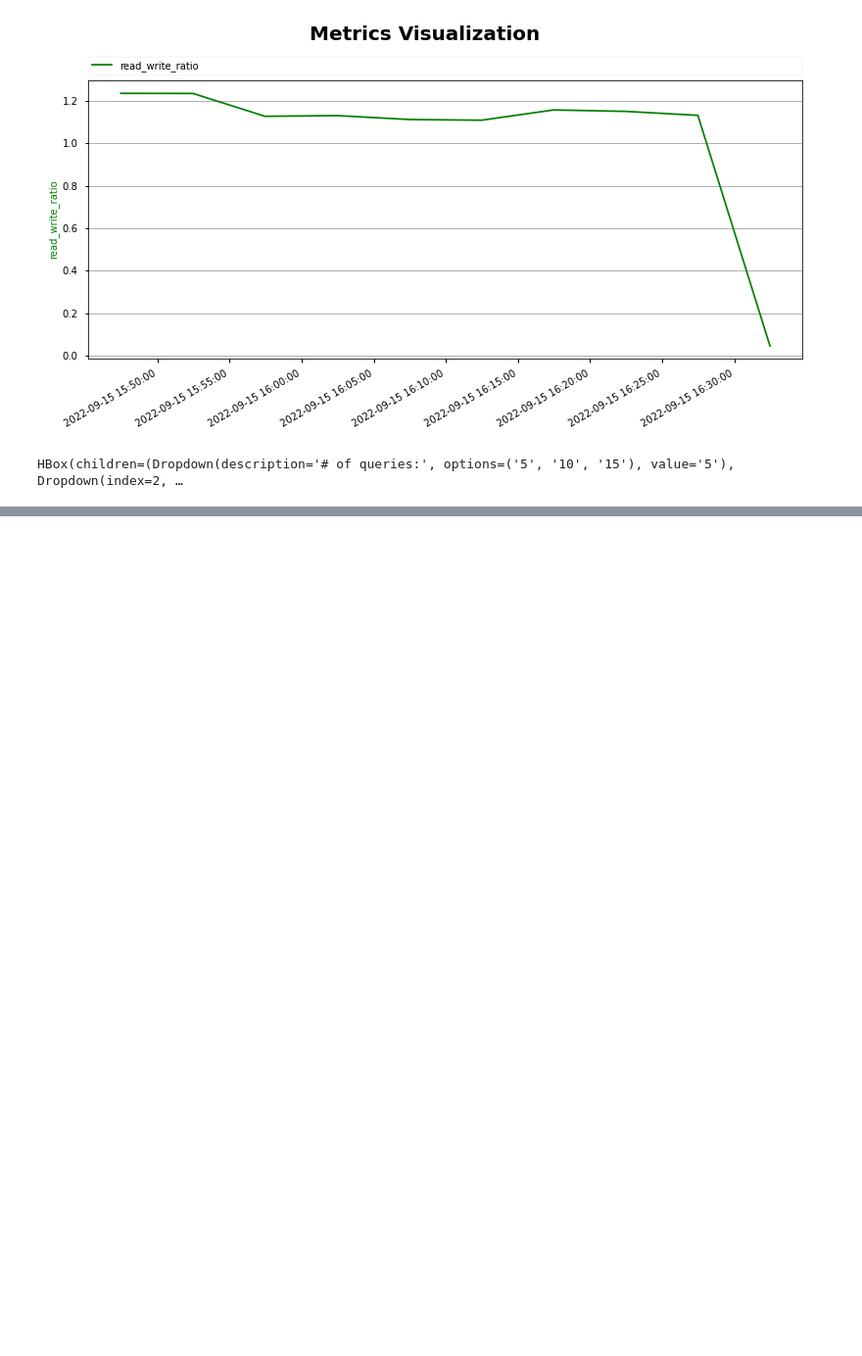
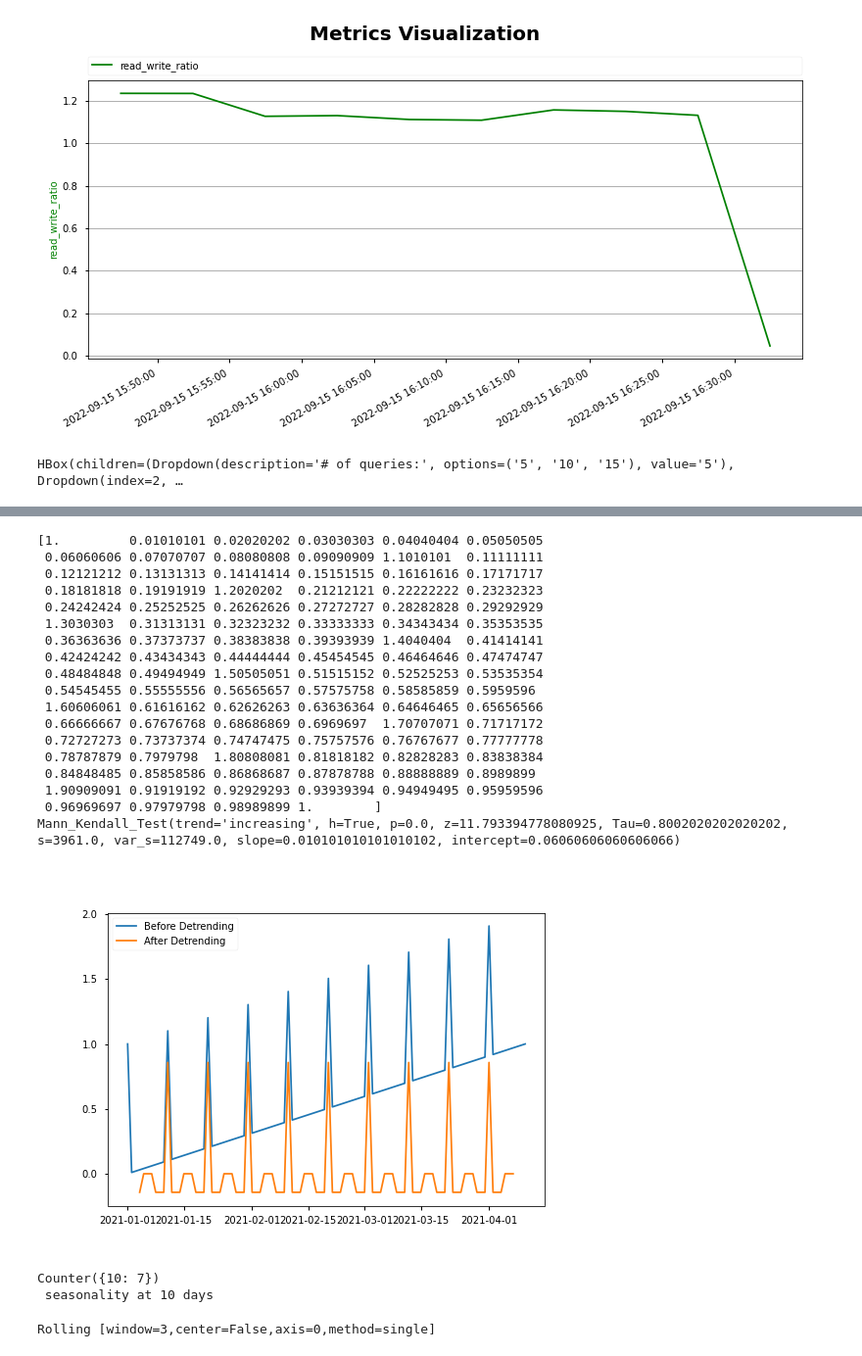
Before and after one commit to allene-ha/EDA_Framework, a Jupyter notebook: mysql_collect.ipynb, the cells around one changed output, grey strips where cells are left out. Shown at 98% size. Drawn from its saved outputs; the diff is of its cells as text; code cells hidden in the pictures; blank space fills up the shorter version.

Commit message:
add timeseries data analysis practice

```diff
--- a/mysql_collect.ipynb
+++ b/mysql_collect.ipynb
@@ -1512,0 +1539,78 @@ HBox(children=(Dropdown(description='# of queries:', options=('5', '10', '15'),
+# %%
+from datetime import *
+from matplotlib import pyplot as plt
+import numpy as np
+import pandas as pd
+
+
+def date_range(start, num):
+    start = datetime.strptime(start, "%Y-%m-%d")
+    #end = datetime.strptime(end, "%Y-%m-%d")
+    dates = [(start + timedelta(days=i)) for i in range(num)]
+    return dates
+
+x = np.zeros(100)
+x[::10] = 1
+x += np.linspace(0,1,100)
+
+print(x)
+dates = date_range("2021-01-01", 100)
+data = x
+#series.plot()
+mk_original = mk.original_test(data, alpha=0.1) # alpha is significance level (default: 0.05)
+
+print(mk_original)
+
+
+
+s = pd.Series(data, index = dates)
+from statsmodels.tsa.seasonal import seasonal_decompose
+from statsmodels.tsa.stattools import acf
+trend = seasonal_decompose(s).trend
+plt.clf()
+plt.plot_date(dates, s, linestyle = '-', markersize =0, label = 'Before Detrending')
+s = s - trend.fillna(0)
+s=s.iloc[3:-3]
+dates = dates[3:-3]
+plt.plot_date(dates, s, linestyle = '-', markersize =0,label = 'After Detrending')
+plt.legend()
+plt.show()
+#print(acf(s, nlags=100))
+
+#plt.clf()
+#plt.plot(acf(s, nlags=100))
+cand = [x for x, y in enumerate(acf(s, nlags=100)) if y > 0.1][1:]
+#print(cand)
+index_diff = Counter([cand[x + 1] - cand[x] for x, y in enumerate(cand[:-1]) if cand[x + 1] - cand[x] != 1])
+print(index_diff)
+threshold = 2
+for x in index_diff.items():
+                if x[1] > threshold:
+                    print(' seasonality at {} days'.format(x[0]))
+# %% [output]
+[1.         0.01010101 0.02020202 0.03030303 0.04040404 0.05050505
+ 0.06060606 0.07070707 0.08080808 0.09090909 1.1010101  0.11111111
+ 0.12121212 0.13131313 0.14141414 0.15151515 0.16161616 0.17171717
+ 0.18181818 0.19191919 1.2020202  0.21212121 0.22222222 0.23232323
+ 0.24242424 0.25252525 0.26262626 0.27272727 0.28282828 0.29292929
+ 1.3030303  0.31313131 0.32323232 0.33333333 0.34343434 0.35353535
+ 0.36363636 0.37373737 0.38383838 0.39393939 1.4040404  0.41414141
+ 0.42424242 0.43434343 0.44444444 0.45454545 0.46464646 0.47474747
+ 0.48484848 0.49494949 1.50505051 0.51515152 0.52525253 0.53535354
+ 0.54545455 0.55555556 0.56565657 0.57575758 0.58585859 0.5959596
+ 1.60606061 0.61616162 0.62626263 0.63636364 0.64646465 0.65656566
+ 0.66666667 0.67676768 0.68686869 0.6969697  1.70707071 0.71717172
+ 0.72727273 0.73737374 0.74747475 0.75757576 0.76767677 0.77777778
+ 0.78787879 0.7979798  1.80808081 0.81818182 0.82828283 0.83838384
+ 0.84848485 0.85858586 0.86868687 0.87878788 0.88888889 0.8989899
+ 1.90909091 0.91919192 0.92929293 0.93939394 0.94949495 0.95959596
+ 0.96969697 0.97979798 0.98989899 1.        ]
+Mann_Kendall_Test(trend='increasing', h=True, p=0.0, z=11.793394778080925, Tau=0.8002020202020202, s=3961.0, var_s=112749.0, slope=0.010101010101010102, intercept=0.06060606060606066)
+[figure, added]
+Counter({10: 7})
+ seasonality at 10 days
+# %%
+pdf[::3].rolling(window=3)
+print(pdf2)
+# %% [output]
+Rolling [window=3,center=False,axis=0,method=single]
```
Also changed, not shown: parts of 4 cells of this notebook, 1 other file.
